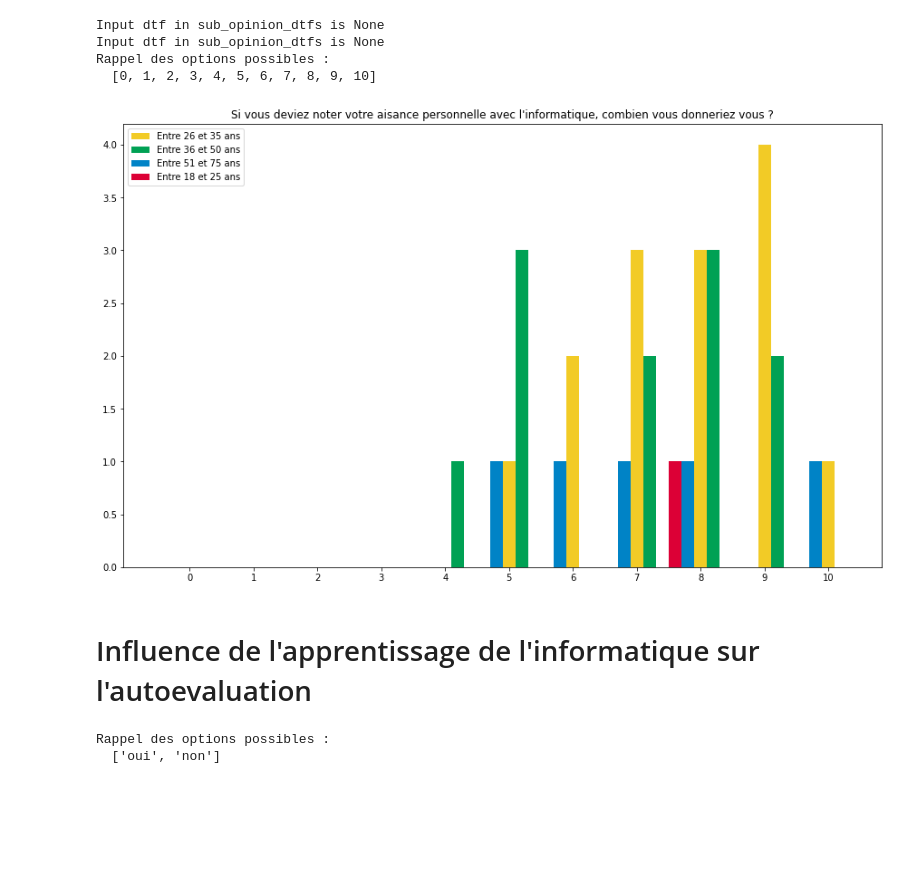
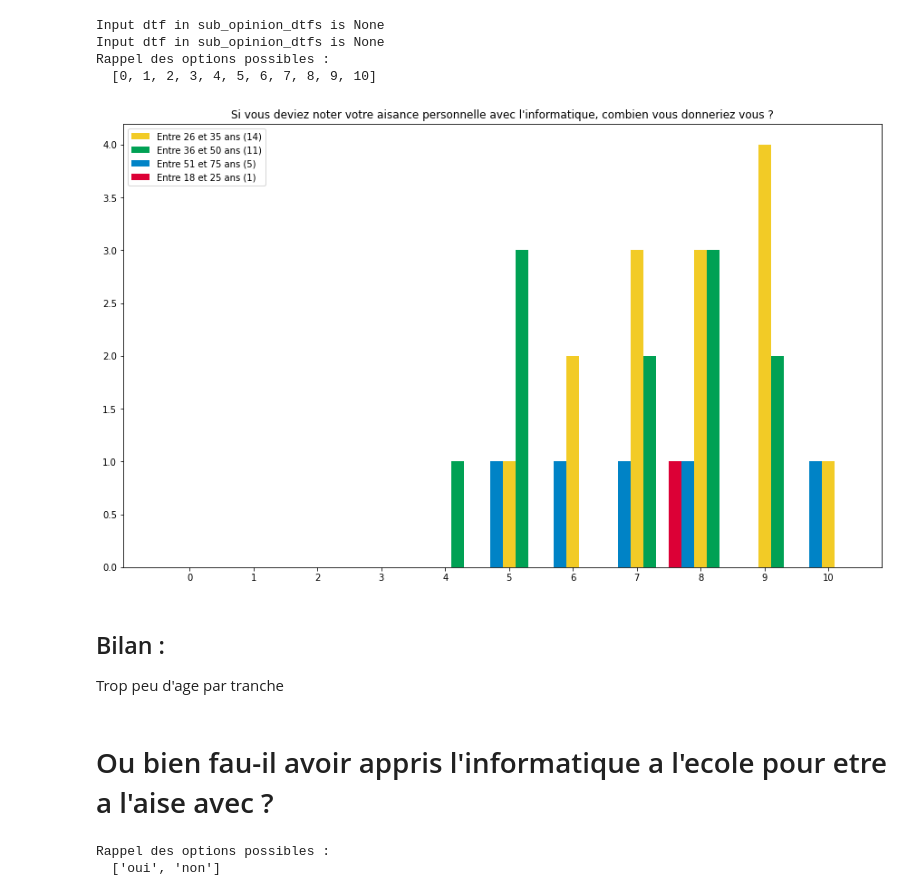
Before and after one commit to MaximoRose/QA_AnalyseResTypeForm, a Jupyter notebook: OpportuniteGP/xOpportuniteGP.ipynb, the cells around one changed output. Saved outputs shown, nothing was run; the diff lists cells and outputs as text; code cells hidden in the pictures; blank space fills up the shorter version.

```diff
--- a/OpportuniteGP/xOpportuniteGP.ipynb
+++ b/OpportuniteGP/xOpportuniteGP.ipynb
@@ -150,11 +144,15 @@ Input dtf in sub_opinion_dtfs is None
 Rappel des options possibles :
   [0, 1, 2, 3, 4, 5, 6, 7, 8, 9, 10]
 # %%
-myfig.plot_mbr_multiple_bars(qtitle = q_aisance, xlist_labels = aisance_lbls, legends = age_lbls, list_sub_dtfs = aisance_byage_dtfs, bar_indxs = [-2,0,1,-1])
+cln_df_aisance_byage = myfig.plot_mbr_multiple_bars(qtitle = q_aisance, xlist_labels = aisance_lbls, legends = age_lbls, list_sub_dtfs = aisance_byage_dtfs, bar_indxs = [-2,0,1,-1])
 # %% [output]
-[figure, old version]
+[figure, new version]
-# %% [markdown]
-# Influence de l'apprentissage de l'informatique sur l'autoevaluation
+# %% [markdown]
+## Bilan :
+
+Trop peu d'age par tranche
+# %% [markdown]
+# Ou bien fau-il avoir appris l'informatique a l'ecole pour etre a l'aise avec ?
 # %%
 g_idx = 2
 q_id = 'NXnMNhHW9dGK'
```
Also changed, not shown: parts of 26 cells of this notebook, 1 other file.
